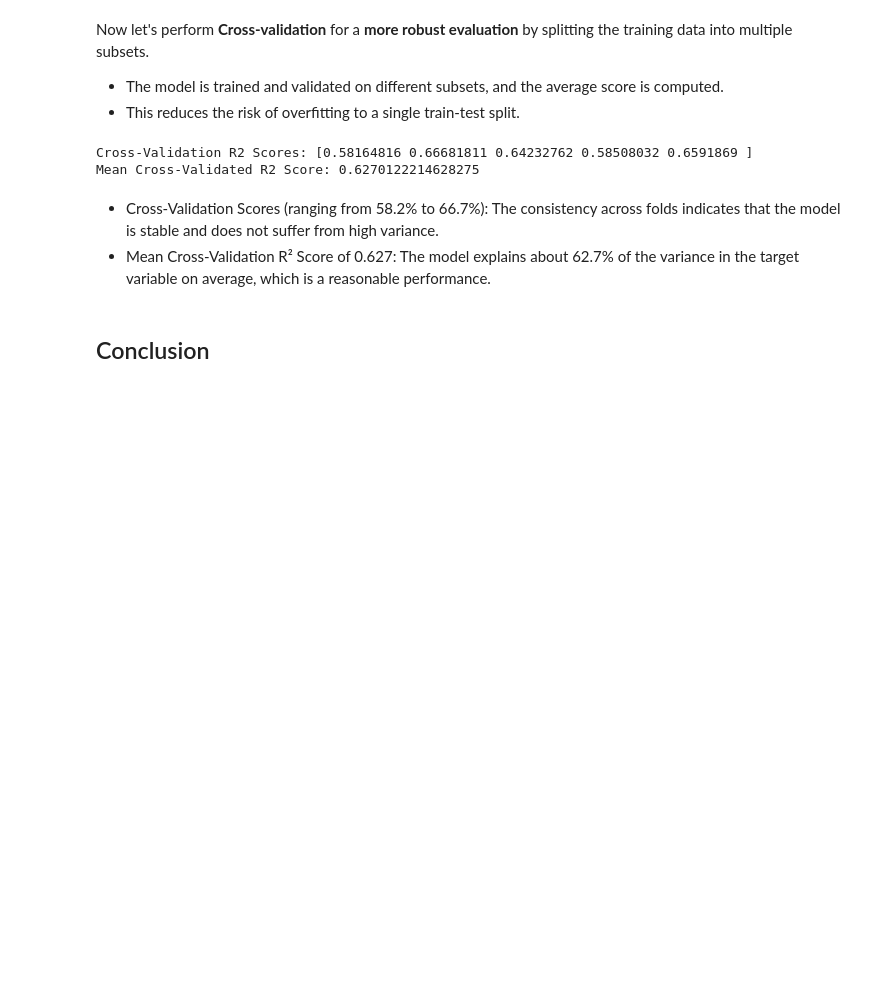
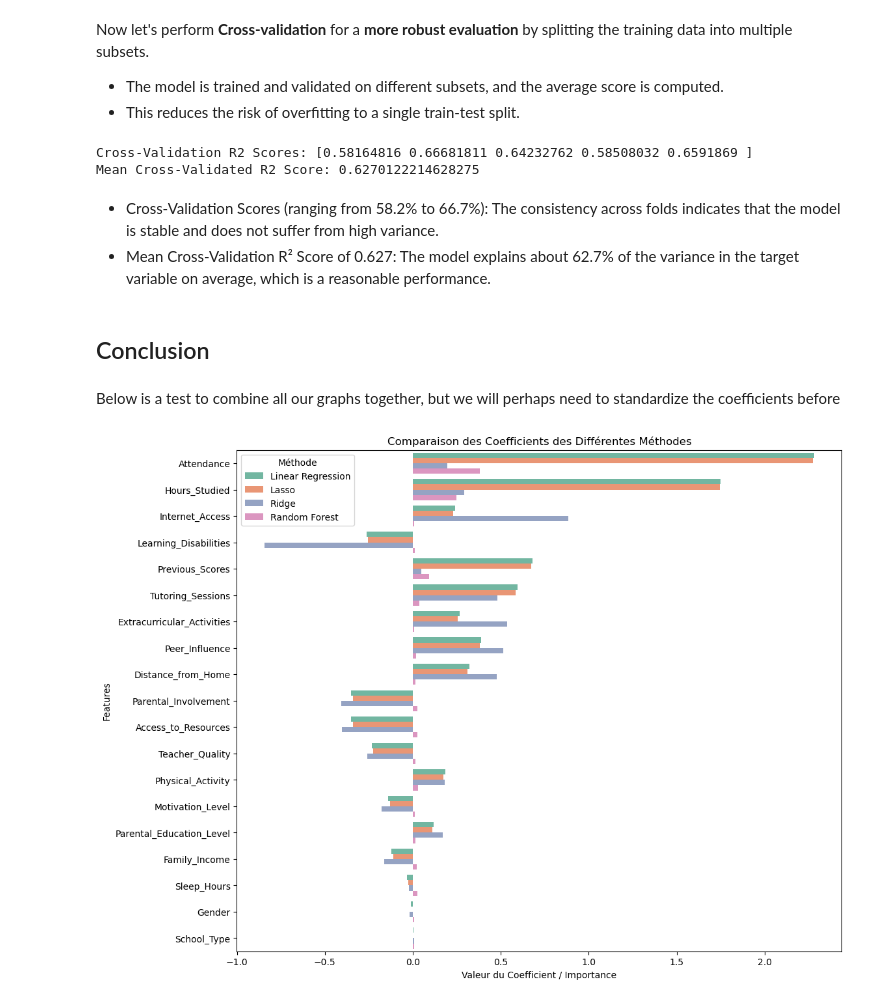
Before and after one commit to Louise726/DS-ML, a Jupyter notebook: DSML_Project.ipynb, the cells around one changed output. Saved outputs shown, nothing was run; the diff lists cells and outputs as text; code cells hidden in the pictures; blank space fills up the shorter version.

```diff
--- a/DSML_Project.ipynb
+++ b/DSML_Project.ipynb
@@ -417,9 +417,9 @@ Most predictions align closely with actual scores. However, there are visible ou
 # %% [markdown]
 ### Printing the coefficients
 # %%
-coefficients = model.coef_
+linear_coefficients = model.coef_
 feature_names = X.columns
-coef_df = pd.DataFrame(coefficients, index=feature_names, columns=["Coefficient"])
+coef_df = pd.DataFrame(linear_coefficients, index=feature_names, columns=["Coefficient"])
 print(coef_df)
 # %% [output]
                             Coefficient
@@ -941,3 +937,41 @@ Mean Cross-Validated R2 Score: 0.6270122214628275
 - Mean Cross-Validation R² Score of 0.627: The model explains about 62.7% of the variance in the target variable on average, which is a reasonable performance.
 # %% [markdown]
 ## Conclusion
+# %% [markdown]
+Below is a test to combine all our graphs together, but we will perhaps need to standardize the coefficients before
+# %%
+import pandas as pd
+import matplotlib.pyplot as plt
+import seaborn as sns
+
+# Simuler les données (vous pouvez adapter en fonction de vos résultats)
+linear_coeff = pd.DataFrame({'Feature': feature_names, 'Coefficient': linear_coefficients})
+ridge_coeff = pd.DataFrame({'Feature': X.columns, 'Coefficient': ridge_model.coef_})
+lasso_coeff = pd.DataFrame({'Feature': lasso_coefficients_sorted['Feature'], 'Coefficient': lasso_coefficients_sorted['Coefficient']})
+rf_importances = pd.DataFrame({'Feature': X.columns, 'Coefficient': rf.feature_importances_})
+
+# Ajouter une colonne pour distinguer les méthodes
+linear_coeff['Method'] = 'Linear Regression'
+ridge_coeff['Method'] = 'Ridge'
+lasso_coeff['Method'] = 'Lasso'
+rf_importances['Method'] = 'Random Forest'
+
+# Concaténer les DataFrames
+combined_df = pd.concat([linear_coeff, ridge_coeff, lasso_coeff, rf_importances])
+
+# Trier par importance absolue pour la lisibilité
+combined_df['Absolute_Coefficient'] = combined_df['Coefficient'].abs()
+combined_df = combined_df.sort_values(by='Absolute_Coefficient', ascending=False)
+
+# Visualisation
+plt.figure(figsize=(12, 10))
+sns.barplot(
+    x='Coefficient', y='Feature', hue='Method', data=combined_df, palette='Set2'
+)
+plt.title('Comparaison des Coefficients des Différentes Méthodes')
+plt.xlabel('Valeur du Coefficient / Importance')
+plt.ylabel('Features')
+plt.legend(title='Méthode')
+plt.show()
+# %% [output]
+[figure, added]
```
Also changed, not shown: parts of 24 cells of this notebook.
